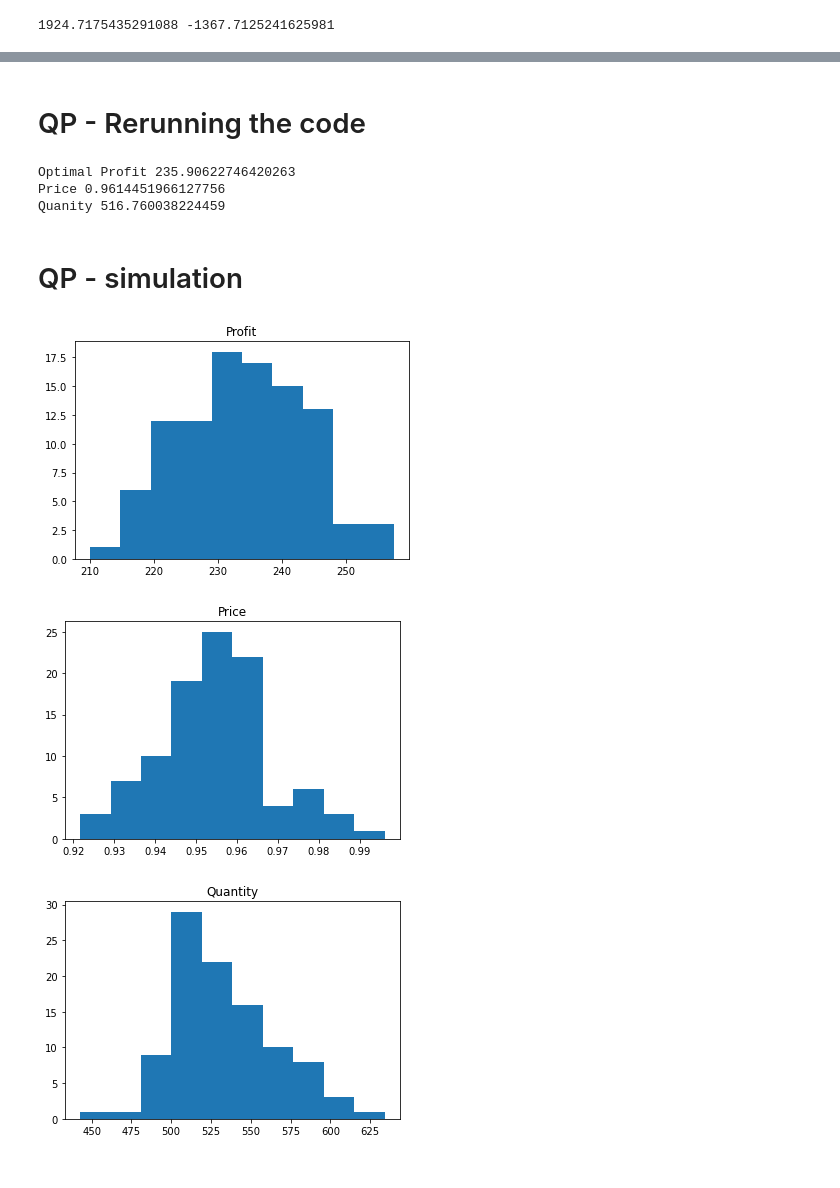
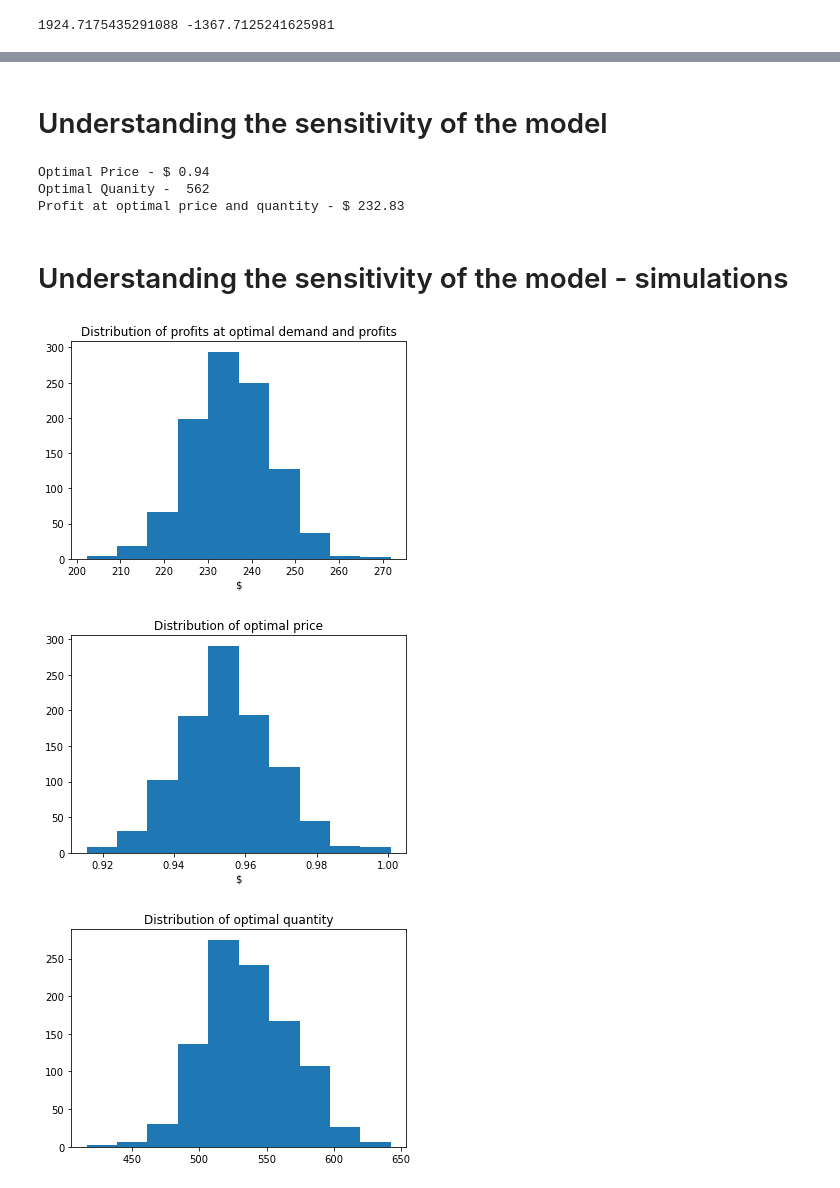
Before and after one commit to RahulSingla5209/PriceDemandOptimization, a Jupyter notebook: Optimal price and demand analysis.ipynb, the cells around one changed output, grey strips where cells are left out. Saved outputs shown, nothing was run; the diff lists cells and outputs as text; code cells hidden in the pictures.

```diff
--- a/Optimal price and demand analysis.ipynb
+++ b/Optimal price and demand analysis.ipynb
@@ -225,9 +199,10 @@ Quanity 535.2910012836912
 # %% [markdown]
-# QP - Rerunning the code
+# Understanding the sensitivity of the model
 # %%
 # resampling the demand
 temp_df = df.sample(len(df), replace=True).reset_index(drop=True)
 
+# refitting the model and getting beta estimates
 lr = LinearRegression()
 lr.fit(temp_df[['price']],temp_df['demand'])
 res = temp_df['demand'] - lr.predict(temp_df[['price']])
@@ -239,29 +214,42 @@ c = 0.5
 g = 0.75
 t = 0.15
 
-lin = np.array([beta0] + [0] + [1/days] * days)
+# average residual
+epsilon = res.mean()
 
+# objective vetcor
+# p, q, hi (profit of ith day)
+# since we need average, divding the coef by number of days
+lin = np.array([beta0+epsilon] + [0] + [1/days] * days)
+
+# only p^2 has non-zero coef
 sigma = np.zeros(shape = (len(lin), len(lin)))
 sigma[0,0] = beta1
 
 # We are initializing the constraint matrix
-eq = days*2
+eq = days*2  # 2 equations per day
 var = 2 + days
 A = np.zeros((eq, var))
 b = np.zeros(eq)
 sense = np.array(['<'] * eq )
 
 for i in range(days):
+    # eq 1
     A[2*i,0] = -t*beta1 # p
     A[2*i,1] = c+t      # q
     A[2*i,i+2]=1        # hi
     b[2*i] = t*(res[i]+beta0)
 
+    # eq 2
     A[2*i+1,0] = g*beta1  # p
     A[2*i+1,1] = c-g      # q
     A[2*i+1,i+2]=1        # hi
     b[2*i+1] = -g*(res[i]+beta0)
 
+# setting lower bounds fo decsion variables
+# price >= 0
+# quantity >= 0
+# profit - (-Infinity, Infinity)
 lb = [0]*2 + [-np.inf]*days
 
 qModel = gp.Model()
@@ -272,56 +260,75 @@ qModel.setMObjective(sigma, lin, 0, sense=gp.GRB.MAXIMIZE)
 qModel.Params.OutputFlag = 0
 qModel.optimize()
 
-print("Optimal Profit", qModel.objVal)
-print("Price", qModel.x[0])
-print("Quanity", qModel.x[1])
+print("Optimal Price - $", round(qModel.x[0], 2))
+print("Optimal Quanity - ", round(qModel.x[1]))
+print("Profit at optimal price and quantity - $", round(qModel.objVal, 2))
 # %% [output]
-Optimal Profit 235.90622746420263
-Price 0.9614451966127756
-Quanity 516.760038224459
+Optimal Price - $ 0.94
+Optimal Quanity -  562
+Profit at optimal price and quantity - $ 232.83
 # %% [markdown]
-# QP - simulation
+# Understanding the sensitivity of the model - simulations
 # %%
-profit = []
-quantity = []
-price = []
+profit = []     # list of profits
+quantity = []   # list of quantity
+price = []      # list of price
 
 p = 1
 c = 0.5
 g = 0.75
 t = 0.15
-for i in range(100):
+
+# running the simulation 1000 times
+for i in range(1000):
+    # resampling the demand
     temp_df = df.sample(len(df), replace=True).reset_index(drop=True)
 
+    # refitting the model and getting beta estimates
     lr = LinearRegression()
     lr.fit(temp_df[['price']],temp_df['demand'])
     res = temp_df['demand'] - lr.predict(temp_df[['price']])
     beta1 = lr.coef_[0]
     beta0 = lr.intercept_
 
-    lin = np.array([beta0] + [0] + [1/days] * days)
+    # average residual
+    epsilon = res.mean()
 
+    # objective vetcor
+    # p, q, hi (profit of ith day)
+    # since we need average, divding the coef by number of days
+    lin = np.array([beta0+epsilon] + [0] + [1/days] * days)
+
+    # only p^2 has non-zero coef
     sigma = np.zeros(shape = (len(lin), len(lin)))
     sigma[0,0] = beta1
 
     # We are initializing the constraint matrix
-    eq = days*2
+    eq = days*2  # 2 equations per day
     var = 2 + days
     A = np.zeros((eq, var))
     b = np.zeros(eq)
     sense = np.array(['<'] * eq )
 
     for i in range(days):
+
+        # eq 1
         A[2*i,0] = -t*beta1 # p
         A[2*i,1] = c+t      # q
         A[2*i,i+2]=1        # hi
         b[2*i] = t*(res[i]+beta0)
 
+        # eq 2
         A[2*i+1,0] = g*beta1  # p
         A[2*i+1,1] = c-g      # q
         A[2*i+1,i+2]=1        # hi
         b[2*i+1] = -g*(res[i]+beta0)
 
+
+    # setting lower bounds fo decsion variables
+    # price >= 0
+    # quantity >= 0
+    # profit - (-Infinity, Infinity)
     lb = [0]*2 + [-np.inf]*days
 
     qModel = gp.Model()
@@ -337,21 +344,23 @@ for i in range(100):
     quantity = quantity + [qModel.x[1]]
 # %%
 plt.hist(profit)
-plt.title("Profit")
+plt.title("Distribution of profits at optimal demand and profits")
+plt.xlabel("$")
 plt.show()
 # %% [output]
-[figure, old version]
+[figure, new version]
 # %%
 plt.hist(price)
-plt.title("Price")
+plt.title("Distribution of optimal price")
+plt.xlabel("$")
 plt.show()
 # %% [output]
-[figure, old version]
+[figure, new version]
 # %%
 plt.hist(quantity)
-plt.title("Quantity")
+plt.title("Distribution of optimal quantity")
 plt.show()
 # %% [output]
-[figure, old version]
+[figure, new version]
 # %%
 sns.jointplot(data = pd.DataFrame({
```
Also changed, not shown: parts of 14 cells of this notebook.
